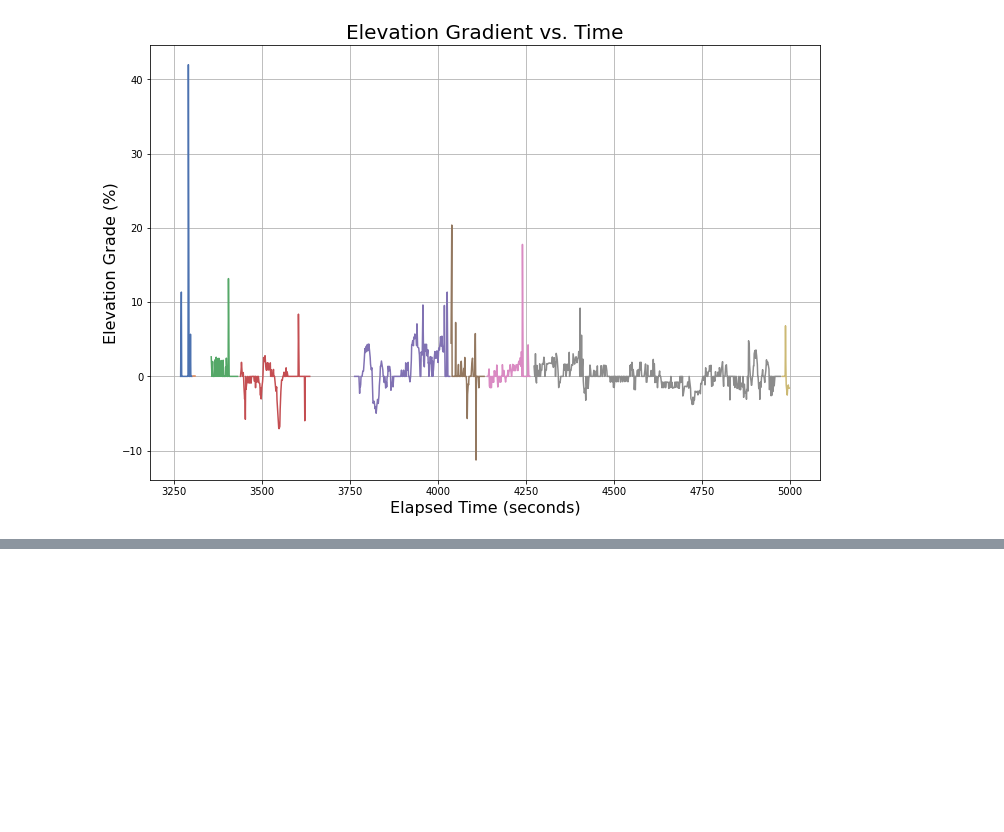
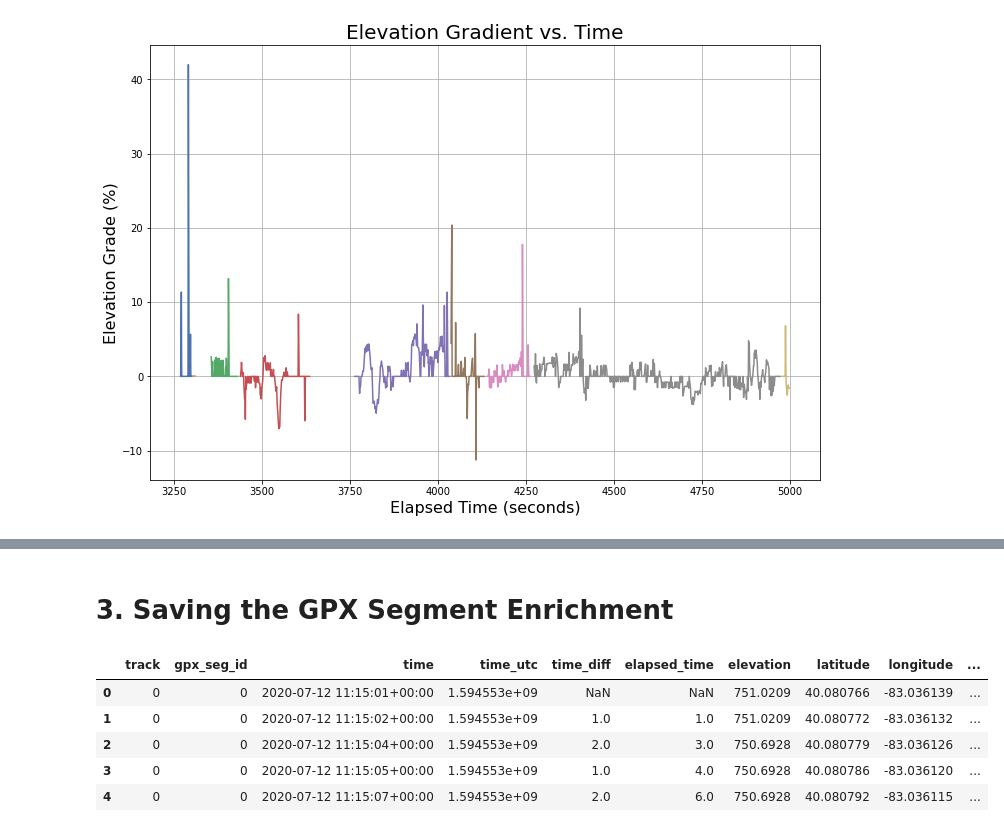
Before and after one commit to ericbauer55/strava-eda, a Jupyter notebook: notebooks/1d. Trip Segment Exploration.ipynb, the cells around one changed output, grey strips where cells are left out. Saved outputs shown, nothing was run; the diff lists cells and outputs as text; code cells hidden in the pictures; blank space fills up the shorter version.

Commit message:
saved the segment id enrichment back to the data

```diff
--- a/notebooks/1d. Trip Segment Exploration.ipynb
+++ b/notebooks/1d. Trip Segment Exploration.ipynb
@@ -184,0 +185,11 @@ _ = plt.grid()
+# %% [markdown]
+# 3. Saving the GPX Segment Enrichment
+# %%
+df.head()
+# %% [output]
+|  | track | gpx_seg_id | time | time_utc | time_diff | elapsed_time | elevation | latitude | longitude | ... |
+| 0 | 0 | 0 | 2020-07-12 11:15:01+00:00 | 1.594553e+09 | NaN | NaN | 751.0209 | 40.080766 | -83.036139 | ... |
+| 1 | 0 | 0 | 2020-07-12 11:15:02+00:00 | 1.594553e+09 | 1.0 | 1.0 | 751.0209 | 40.080772 | -83.036132 | ... |
+| 2 | 0 | 0 | 2020-07-12 11:15:04+00:00 | 1.594553e+09 | 2.0 | 3.0 | 750.6928 | 40.080779 | -83.036126 | ... |
+| 3 | 0 | 0 | 2020-07-12 11:15:05+00:00 | 1.594553e+09 | 1.0 | 4.0 | 750.6928 | 40.080786 | -83.036120 | ... |
+| 4 | 0 | 0 | 2020-07-12 11:15:07+00:00 | 1.594553e+09 | 2.0 | 6.0 | 750.6928 | 40.080792 | -83.036115 | ... |
```
Also changed, not shown: parts of 2 cells of this notebook, 1 other file.
